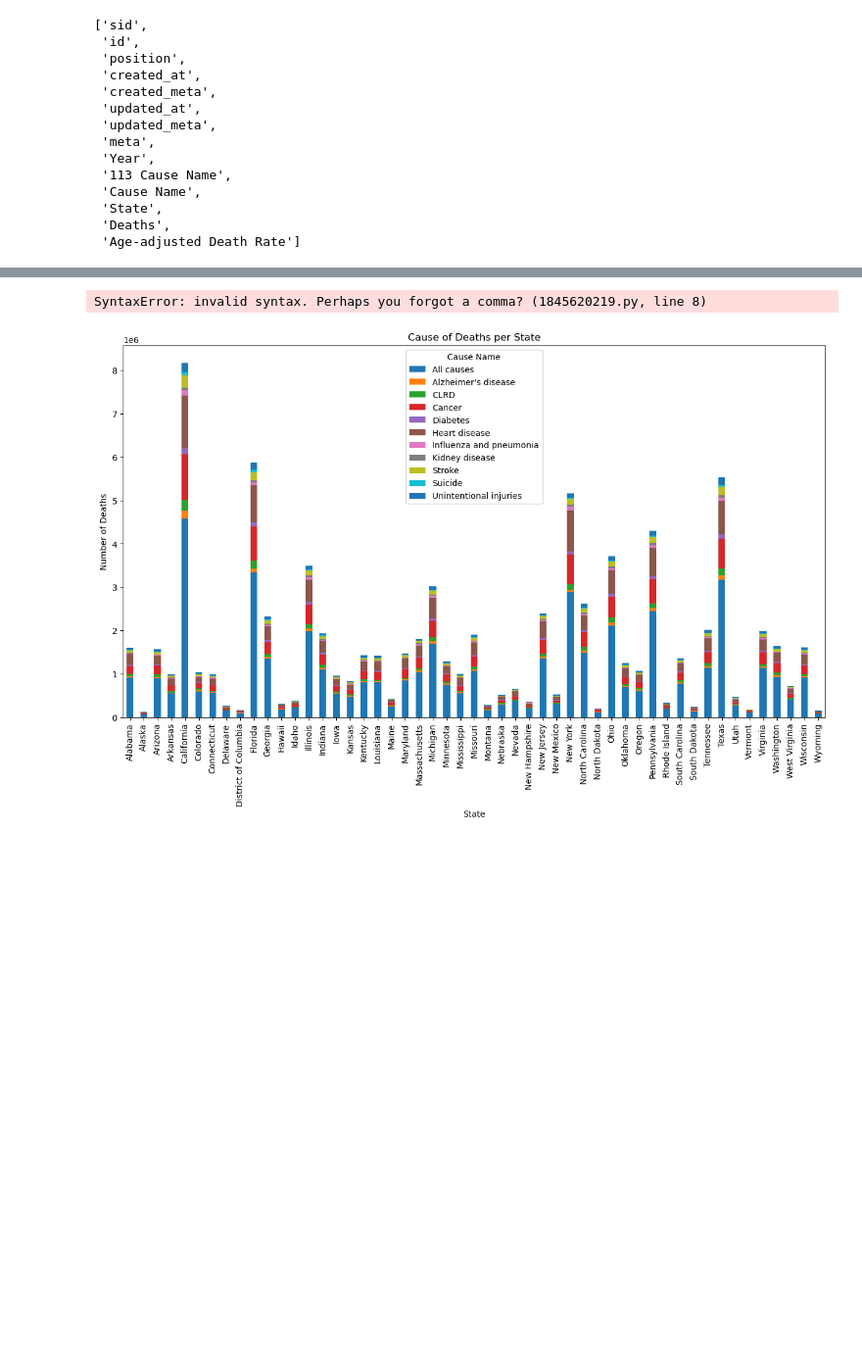
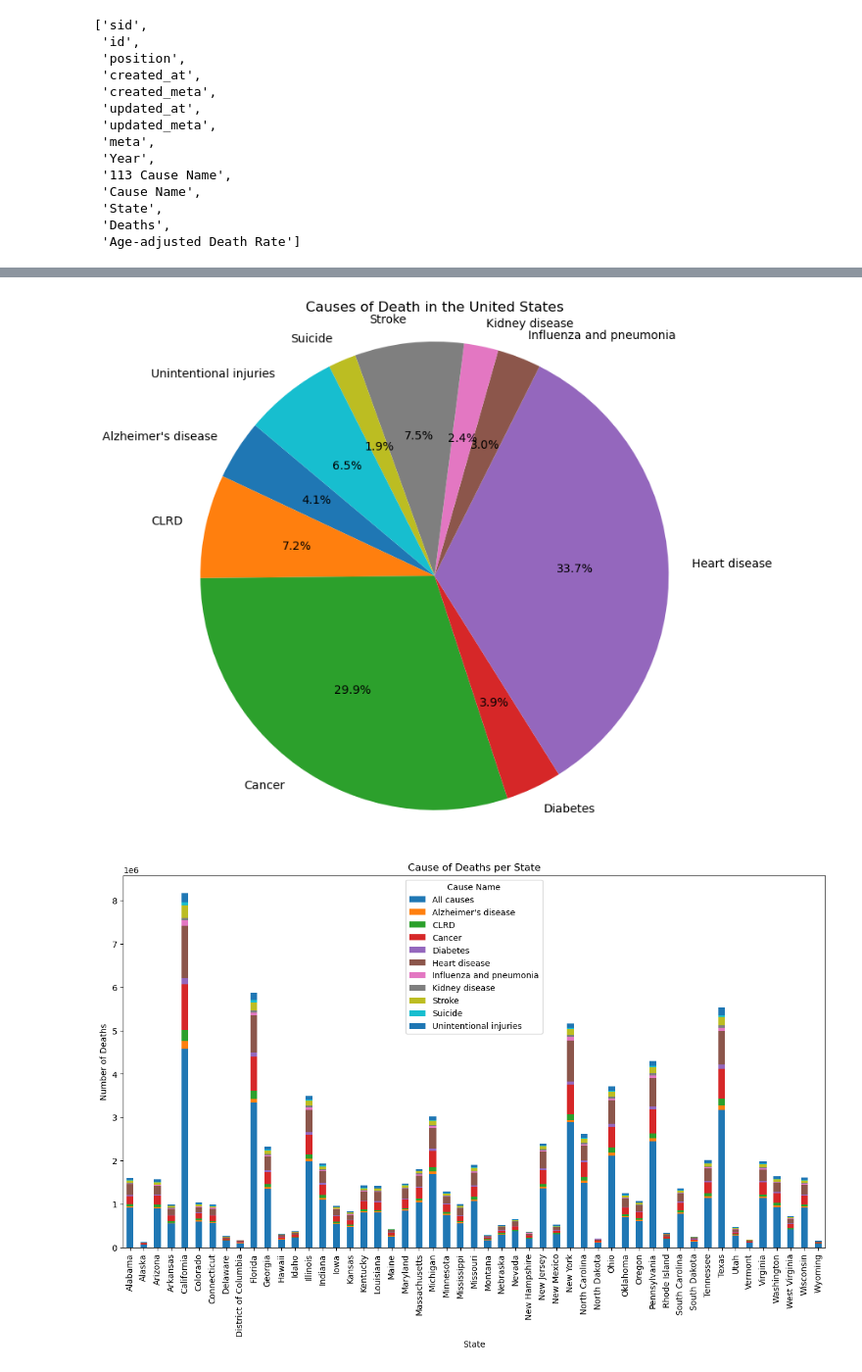
Before and after one commit to lyvianguyen/Project-3, a Jupyter notebook: Converting json to csv.ipynb, the cells around one changed output, grey strips where cells are left out. Shown: that part at 98% size. Cells and saved outputs as stored; diff of their text form; code cells hidden in the pictures; blank space fills up the shorter version.

Commit message:
updated pie chart

```diff
--- a/Converting json to csv.ipynb
+++ b/Converting json to csv.ipynb
@@ -78,18 +78,38 @@ df.head()
 | 2 | row-7frh~9yb6-q2q4 | 00000000-0000-0000-6FE5-1E0821A4276B | 0 | 1571926784 | 1571926784 | 2017 | Accidents (unintentional injuries... | Unintentional injuries | Alaska | ... |
 | 3 | row-urf6.ayyb~8p5q | 00000000-0000-0000-26D0-367B1AF824D1 | 0 | 1571926784 | 1571926784 | 2017 | Accidents (unintentional injuries... | Unintentional injuries | Arizona | ... |
 | 4 | row-74k2-qi6f~77p7 | 00000000-0000-0000-C87C-FAD80FEC2E12 | 0 | 1571926784 | 1571926784 | 2017 | Accidents (unintentional injuries... | Unintentional injuries | Arkansas | ... |
+# %%
+#drop "All cause" in "Cause Name" since it is the total of everything combined
+df = df[df['Cause Name'] != 'All causes']
+# %%
+# Convert 'Deaths' column to integers
+df['Deaths'] = df['Deaths'].astype(int)
+
+# Filter data for United States
+US_data = df[df['State'] == 'United States']
+
+# Group data by 'Cause Name' and sum the number of deaths
+cause_data = US_data.groupby('Cause Name')['Deaths'].sum()
+
+# Create a pie chart
+plt.figure(figsize=(10, 8))
+plt.pie(cause_data, labels=cause_data.index, autopct='%1.1f%%', startangle=140)
+plt.title('Causes of Death in the United States')
+plt.axis('equal')
+
+plt.show()
+# %% [output]
+[figure, added]
 # %%
-#total deaths for all of United States
-US_data = df.groupby(['State', 'Cause Name'])['Deaths'].sum().reset_index()
-US_data.set_index('Cause Name', inplace = True)
+#total deaths for all of United States with "All cause" still included
 
+# US_data = df.groupby(['State', 'Cause Name'])['Deaths'].sum().reset_index()
+# US_data.set_index('Cause Name', inplace = True)
 
-US_data = US_data[US_data['State']=="United States"]
-US_data['Deaths'].plot(kind = "pie")
-plt.title(Total deaths in the United States)
-plt.show()
+# US_data = US_data[US_data['State']=="United States"]
+# US_data['Deaths'].plot(kind = "pie")
+# plt.title("Causes of Death in the United States")
+# plt.show()
-# %% [output]
-SyntaxError: invalid syntax. Perhaps you forgot a comma? (1845620219.py, line 8)
 # %%
 # Group data by state and cause name, and sum the number of deaths
 df['Deaths'] = df['Deaths'].astype(int)
```
